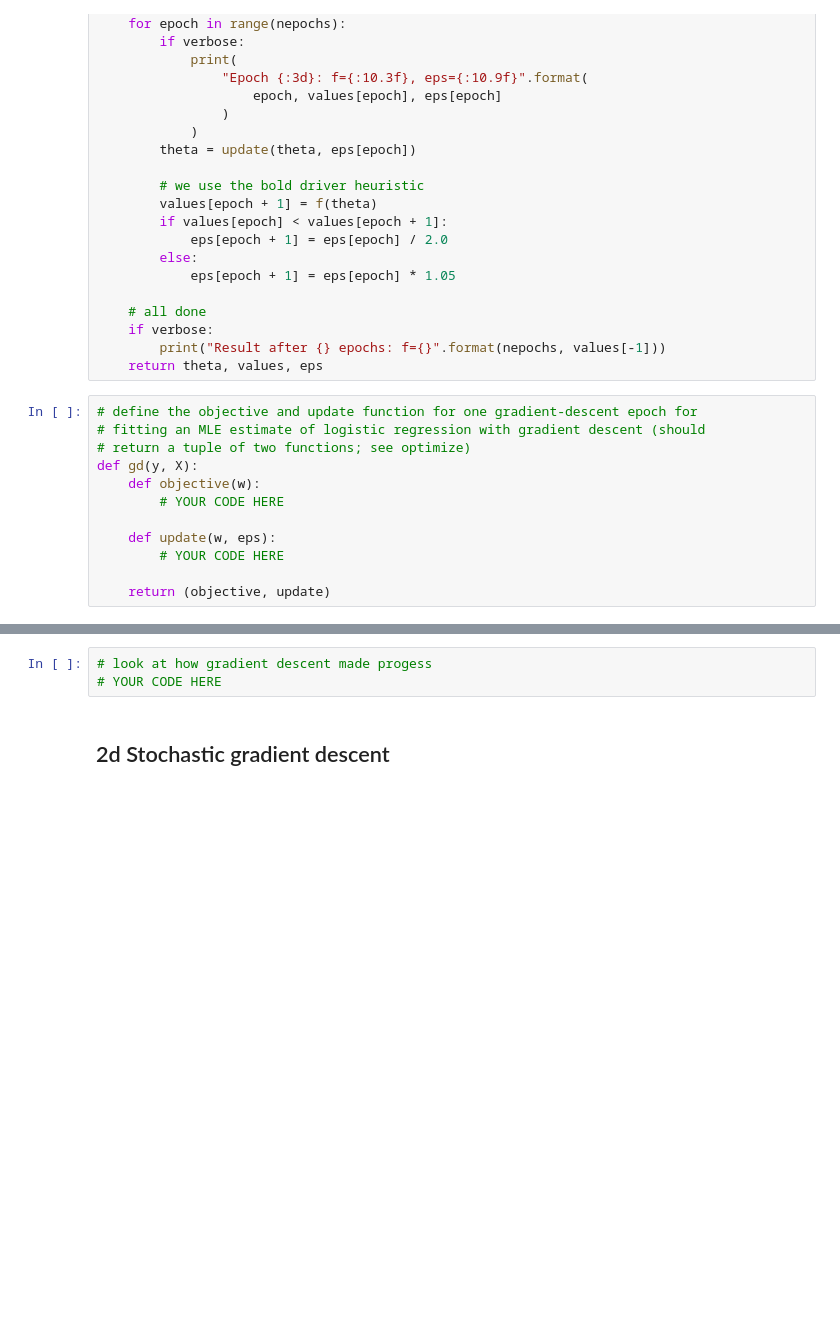
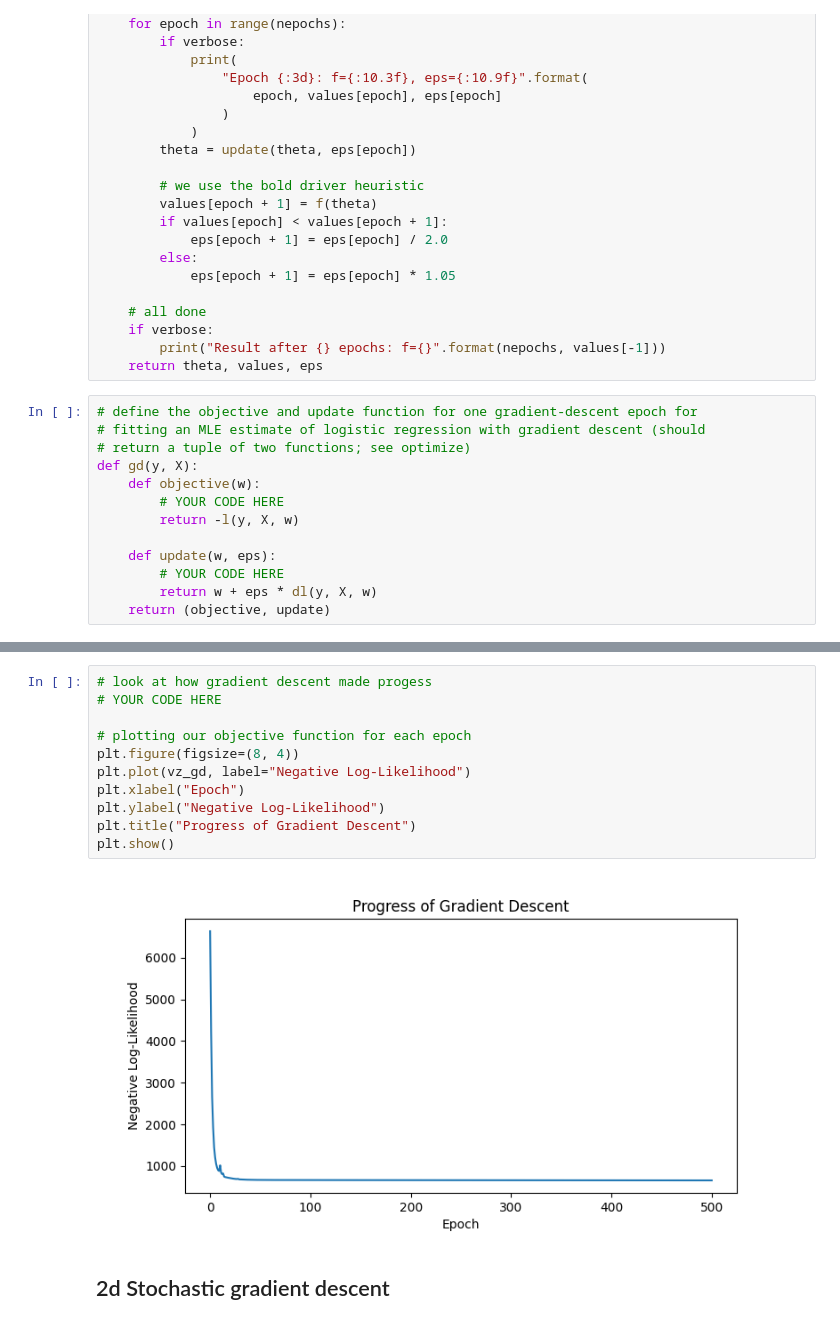
Before and after one commit to abisliouk/-IE675b-machine-learning, a Jupyter notebook: Assignment 2/a02-lr.ipynb, the cells around one changed output, grey strips where cells are left out. Drawn from its saved outputs; the diff is of its cells as text; blank space fills up the shorter version.

```diff
--- a/Assignment 2/a02-lr.ipynb
+++ b/Assignment 2/a02-lr.ipynb
@@ -410,10 +410,11 @@ def optimize(obj_up, theta0, nepochs=50, eps0=0.01, verbose=True):
 def gd(y, X):
     def objective(w):
         # YOUR CODE HERE
+        return -l(y, X, w)
 
     def update(w, eps):
         # YOUR CODE HERE
-
+        return w + eps * dl(y, X, w)
     return (objective, update)
 # %%
 # this should give
@@ -447,6 +483,16 @@ wz_gd, vz_gd, ez_gd = optimize(gd(y, Xz), w0, nepochs=500)
 # %%
 # look at how gradient descent made progess
 # YOUR CODE HERE
+
+# plotting our objective function for each epoch
+plt.figure(figsize=(8, 4))
+plt.plot(vz_gd, label="Negative Log-Likelihood")
+plt.xlabel("Epoch")
+plt.ylabel("Negative Log-Likelihood")
+plt.title("Progress of Gradient Descent")
+plt.show()
+# %% [output]
+[figure, added]
 # %% [markdown]
 ## 2d Stochastic gradient descent
 # %%
```
Also changed, not shown: parts of 2 cells of this notebook.
